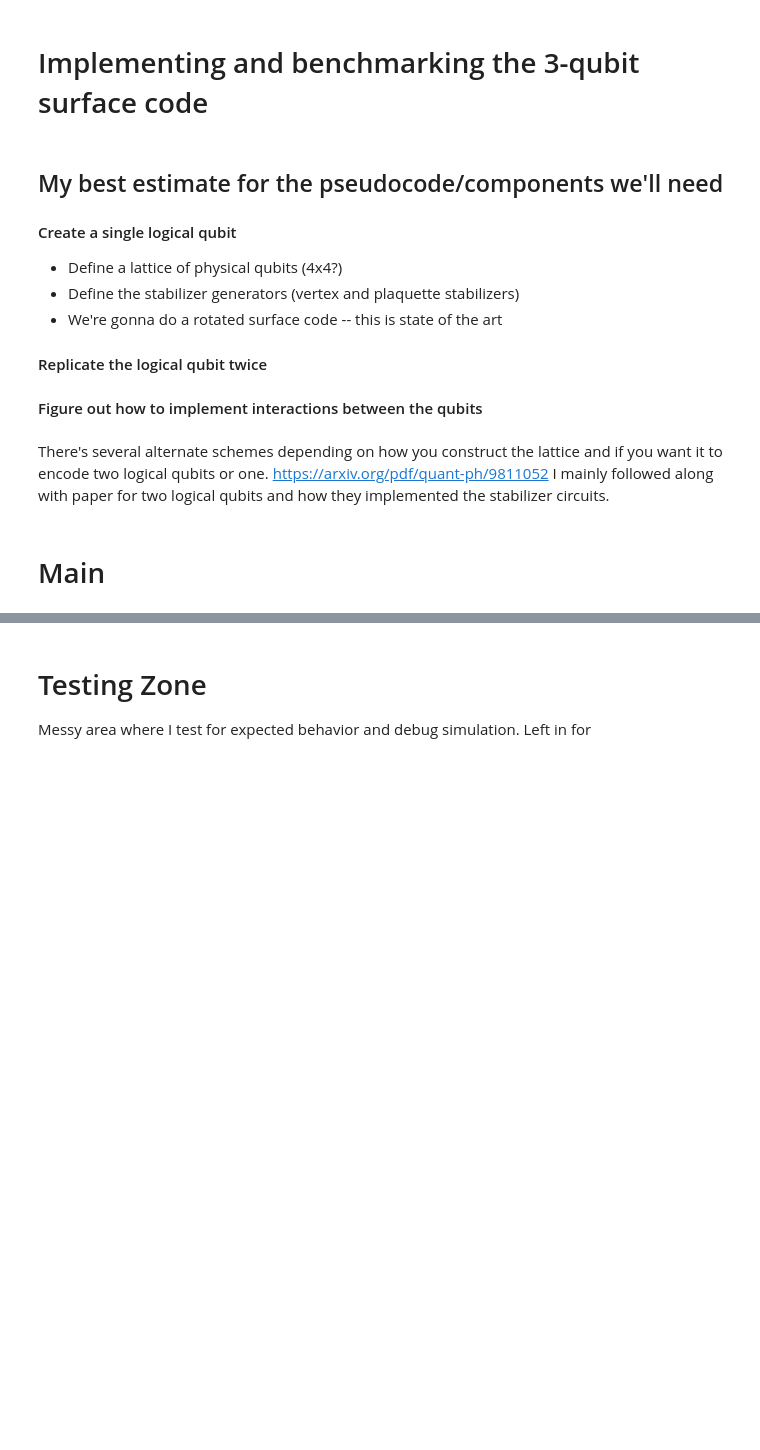
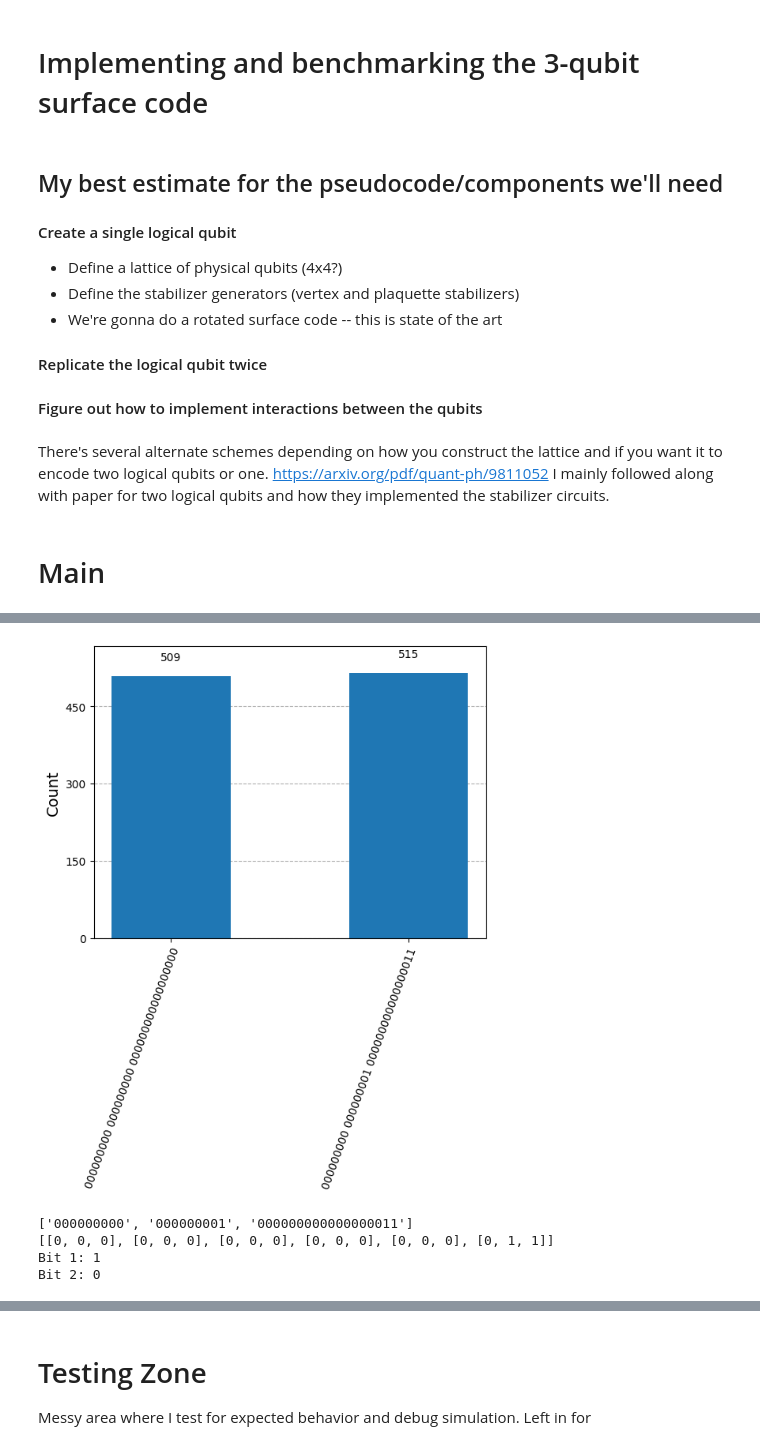
Before and after one commit to Grace-Davanzo/SurfaceCodeSimulation, a Jupyter notebook: surface_code.ipynb, the cells around one changed output, grey strips where cells are left out. Drawn from its saved outputs; the diff is of its cells as text; code cells hidden in the pictures; blank space fills up the shorter version.

```diff
--- a/surface_code.ipynb
+++ b/surface_code.ipynb
@@ -546,0 +692,53 @@ sim_qubits
+# %%
+
+sim_qubits = SurfaceCode(4,0)
+#sim_qubits.circuit.x(sim_qubits.x_stabilizer_qubits[0])
+#sim_qubits.circuit.measure(sim_qubits.x_stabilizer_qubits[0],sim_qubits.x_syndrome_bits[0])
+sim_qubits.circuit.h(sim_qubits.x_stabilizer_qubits[0])
+sim_qubits.circuit.cx(sim_qubits.x_stabilizer_qubits[0], sim_qubits.data_qubits[0])
+sim_qubits.circuit.cx(sim_qubits.x_stabilizer_qubits[0], sim_qubits.data_qubits[1])
+sim_qubits.circuit.cx(sim_qubits.x_stabilizer_qubits[0], sim_qubits.data_qubits[4])
+sim_qubits.circuit.cx(sim_qubits.x_stabilizer_qubits[0], sim_qubits.data_qubits[16])
+sim_qubits.circuit.measure(sim_qubits.x_stabilizer_qubits[0],sim_qubits.x_syndrome_bits[0])
+
+#sim_qubits.add_x_stabilizer_measurement(0,sim_qubits.x_generators[0])
+#sim_qubits.add_z_stabilizer_measurement(0,sim_qubits.z_generators[0])
+#sim_qubits.initalize_state("z",1,0)
+#sim_qubits.add_cycle_stabilizers()
+#print("X"+ str(sim_qubits.old_x_syndrome))
+#TODO Add error
+x_flags, z_flags, error_exists, raw_result = sim_qubits.error_detection(None, None, simulator = True)
+sim_qubits.circuit.draw(output="mpl")
+#run first round of stabilizers
+
+#induce error
+stats = raw_result.get_counts()
+c = list(stats.items())[:20]
+display(plot_histogram(dict(c)))
+max = 0
+for s in stats:
+    if max<stats[s]:
+        max = stats[s]
+        syn_string = s
+syn = syn_string.split()
+physical_qubit_lattice = []
+print(syn)
+x_syndrome = list(map(int, list(syn[1])))
+z_syndrome = list(map(int, list(syn[0])))
+for i in range(0,len(syn[2]),sim_qubits.n):
+    row = []
+    for j in range(0,sim_qubits.n):
+        row.append(int(syn[2][i+j]))
+    physical_qubit_lattice.append(row)
+print(physical_qubit_lattice)
+#if error detected, record in pauli frame
+b1, b2 = sim_qubits.get_logical_qubits("z", physical_qubit_lattice)
+#repeat for several rounds
+print("Bit 1: "+str(b1))
+print("Bit 2: "+str(b2))
+# %% [output]
+[figure, added]
+['000000000', '000000001', '000000000000000011']
+[[0, 0, 0], [0, 0, 0], [0, 0, 0], [0, 0, 0], [0, 0, 0], [0, 1, 1]]
+Bit 1: 1
+Bit 2: 0
```
Also changed, not shown: parts of 7 cells of this notebook, 1 other file.
